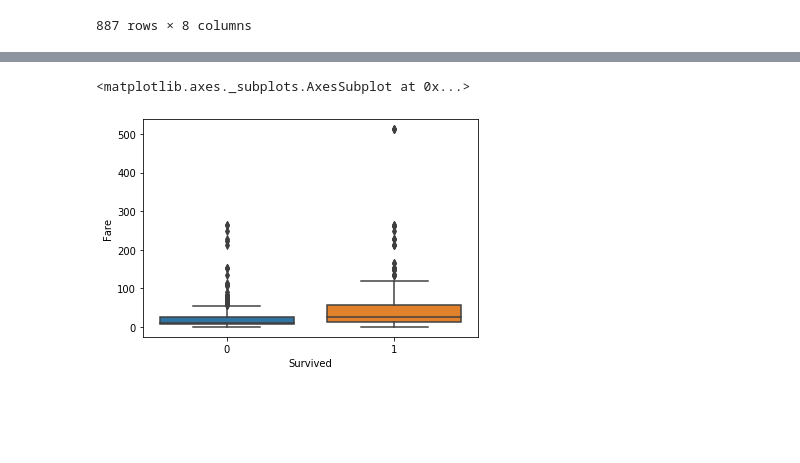
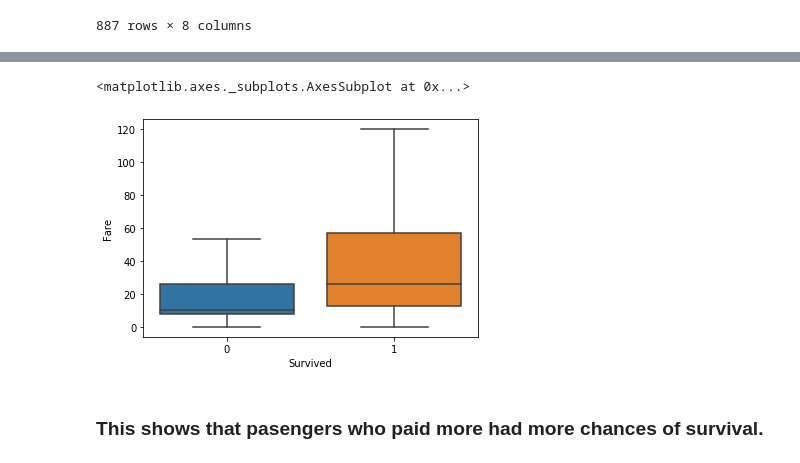
Before and after one commit to USF-CS-663-Spring-2020/lab-02-titanic-mmpatil, a Jupyter notebook: Lab2-Titanic.ipynb, the cells around one changed output, grey strips where cells are left out. Drawn from its saved outputs; the diff is of its cells as text; code cells hidden in the pictures; blank space fills up the shorter version.

```diff
--- a/Lab2-Titanic.ipynb
+++ b/Lab2-Titanic.ipynb
@@ -44,5 +50,7 @@ ax = sns.jointplot(x='Fare', y='Survived', data=df, kind ='kde')
 # %%
-sns.boxplot(x="Survived", y="Fare", data=df)
+sns.boxplot(x="Survived", y="Fare", data=df, showfliers=False)
 # %% [output]
 <matplotlib.axes._subplots.AxesSubplot at 0x...>
-[figure, old version]
+[figure, new version]
+# %% [markdown]
+### This shows that pasengers who paid more had more chances of survival.
```
Also changed, not shown: parts of 9 cells of this notebook.
